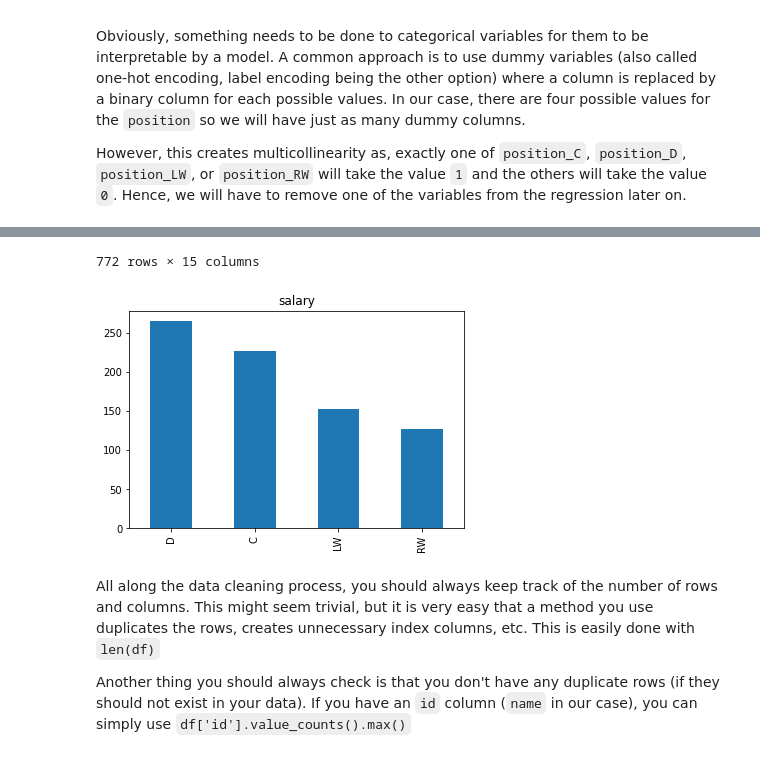
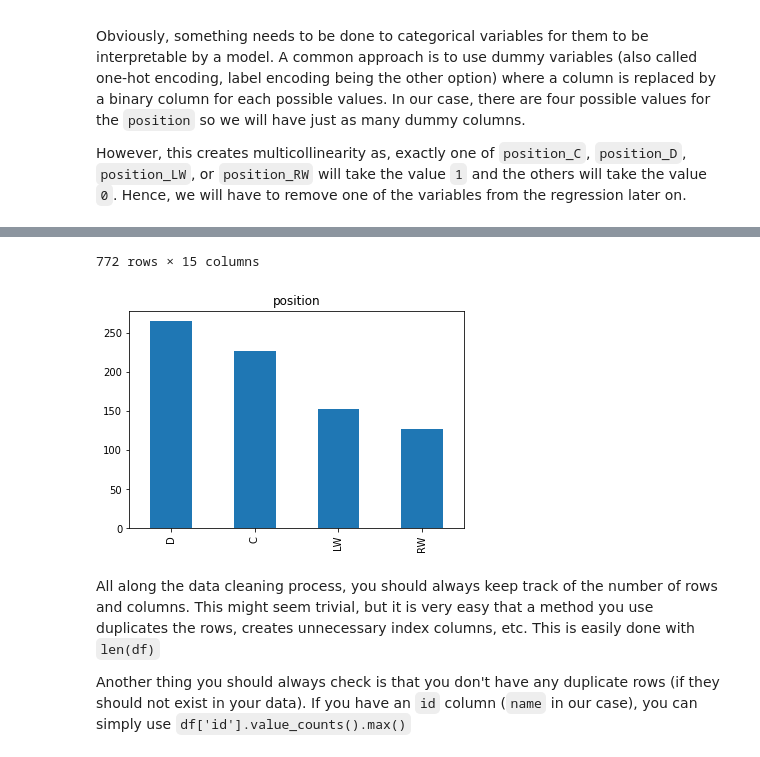
Before and after one commit to Jheim12/PPHA30456, a Jupyter notebook: lab_01/ML_lab1_walkthrough.ipynb, the cells around one changed output, grey strips where cells are left out. Saved outputs shown, nothing was run; the diff lists cells and outputs as text; code cells hidden in the pictures.

```diff
--- a/lab_01/ML_lab1_walkthrough.ipynb
+++ b/lab_01/ML_lab1_walkthrough.ipynb
@@ -25,7 +25,7 @@ from sklearn.model_selection import train_test_split
 from sklearn.metrics import mean_absolute_error, r2_score, mean_squared_error
 # %%
 # Load the dataset
-nhl = pd.read_csv('https://raw.githubusercontent.com/Jheim12/PPHA30456/main/data/nhl_2016_17.csv')
+nhl = pd.read_csv('https://raw.githubusercontent.com/Jheim12/PPHA30456/main/lab_01/nhl_2016_17.csv')
 display(nhl.head())
 print(nhl.shape)
 # %% [output]
@@ -225,27 +225,27 @@ Obviously, something needs to be done to categorical variables for them to be in
 However, this creates multicollinearity  as, exactly one of `position_C`, `position_D`, `position_LW`, or `position_RW` will take the value `1` and the others will take the value `0`. Hence, we will have to remove one of the variables from the regression later on.
 # %%
 # Plot the categorical column
-nhl['position'].value_counts().plot(y=col, kind='bar', title=col)
+nhl['position'].value_counts().plot(kind='bar', title='position')
 
 # Create the dummy variable for the position
 nhl = nhl.join(pd.get_dummies(nhl['position'], prefix='position'))
 
 nhl
 # %% [output]
 |  | name | born | height | weight | position | games_played | goals | assists | plus_minus | ... |
 | 1 | Justin Abdelkader | 1987 | 74 | 218 | LW | 64 | 7 | 14 | -20 | ... |
 | 2 | Pontus Aberg | 1993 | 71 | 196 | LW | 15 | 1 | 1 | -2 | ... |
 | 3 | Noel Acciari | 1991 | 70 | 208 | C | 29 | 2 | 3 | 3 | ... |
 | 4 | Kenny Agostino | 1992 | 72 | 202 | LW | 7 | 1 | 2 | 0 | ... |
 | 5 | Sebastian Aho | 1997 | 71 | 172 | RW | 82 | 24 | 25 | -1 | ... |
 | ... | ... | ... | ... | ... | ... | ... | ... | ... | ... | ... |
 | 882 | Henrik Zetterberg | 1980 | 72 | 197 | LW | 82 | 17 | 51 | 15 | ... |
 | 883 | Mika Zibanejad | 1993 | 74 | 215 | C | 56 | 14 | 23 | 9 | ... |
 | 884 | Harry Zolnierczyk | 1987 | 71 | 180 | LW | 24 | 2 | 2 | -2 | ... |
 | 885 | Mats Zuccarello | 1987 | 67 | 179 | RW | 80 | 15 | 44 | 15 | ... |
 | 886 | Jason Zucker | 1992 | 71 | 187 | LW | 79 | 22 | 25 | 34 | ... |
 772 rows × 15 columns
-[figure, old version]
+[figure, new version]
 # %% [markdown]
 All along the data cleaning process, you should always keep track of the number of rows and columns. This might seem trivial, but it is very easy that a method you use duplicates the rows, creates unnecessary index columns, etc. This is easily done with `len(df)`
 
```
Also changed, not shown: parts of 9 cells of this notebook.
